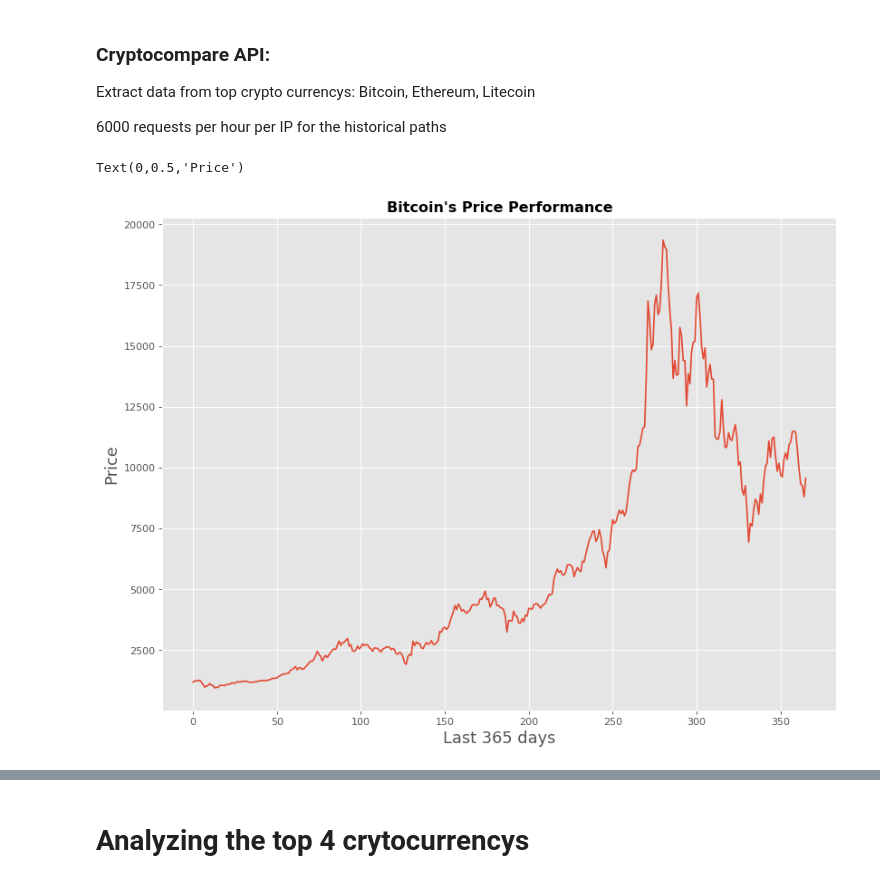
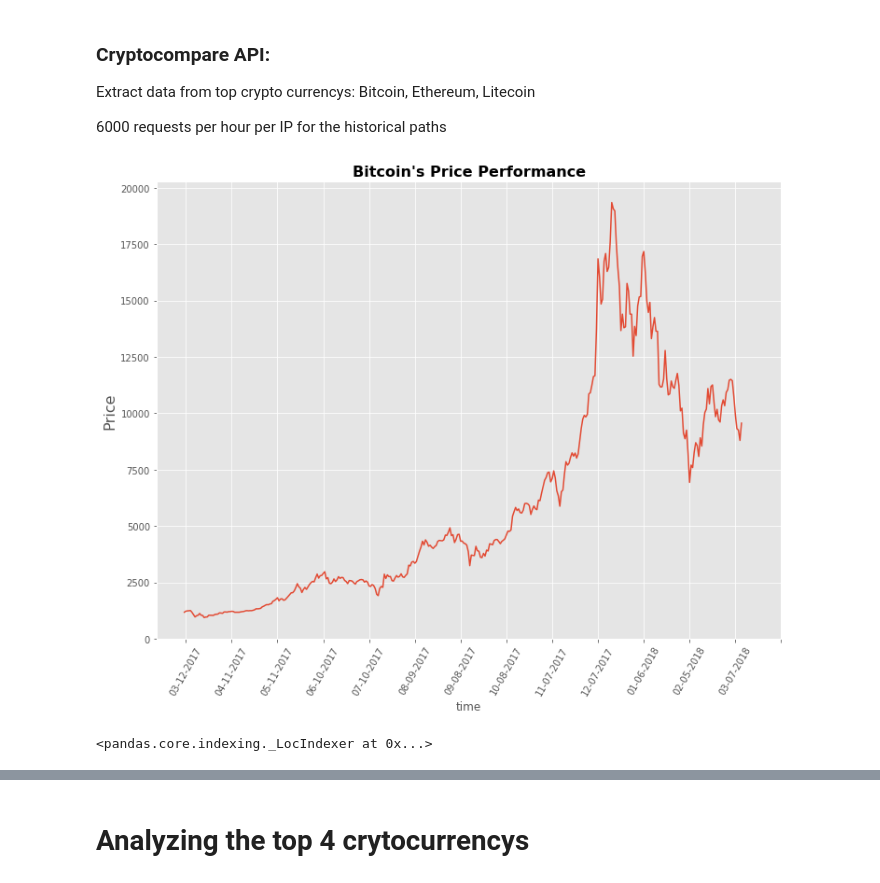
Before and after one commit to rickalarcon/Final_Project_Cryptocrruncy_Analysis, a Jupyter notebook: Final_Project_Crytocurrency.ipynb, the cells around one changed output, grey strips where cells are left out. Cells and saved outputs as stored; diff of their text form; code cells hidden in the pictures.

Commit message:
Adding exploratory data analysis and statistical analysis

```diff
--- a/Final_Project_Crytocurrency.ipynb
+++ b/Final_Project_Crytocurrency.ipynb
@@ -21,18 +21,30 @@ requests_cache.install_cache('crypto_cache')
 # %%
 bitcoin_365days= """https://min-api.cryptocompare.com/data/histoday?fsym=BTC&tsym=USD&limit=365"""
 bitcoin_365days= requests.get(bitcoin_365days)
 bitcoin_365days= bitcoin_365days.json()
 bitcoin_365days=bitcoin_365days['Data']
 df_bitcoin365days=pd.DataFrame(bitcoin_365days)
-df_close_bitcoin= pd.DataFrame(df_bitcoin365days['close'])
-plt.figure(figsize=(12,9),dpi=80)
-plt.plot(df_close_bitcoin)
-plt.title("Bitcoin's Price Performance",fontweight='bold')
-plt.xlabel("Last 365 days",size=16)
+#modify unix time and set time as index
+df_bitcoin365days['time'] = pd.to_datetime(df_bitcoin365days['time'],unit='s')
+df_bitcoin365days['time']= df_bitcoin365days['time'].dt.strftime('%m-%d-%Y')
+df_bitcoin365days['time']= pd.DataFrame(df_bitcoin365days['time'])
+df_bitcoin365days.head()
+df_bitcoin365days.set_index('time', inplace=True)
+#getting just few dates for the x-axis
+sequence= range(1,400,30)
+df_bitcoin365days['close'].plot(xticks= sequence,rot=60, figsize=(12,9))
+plt.title("Bitcoin's Price Performance",fontweight='bold',size=16)
 plt.ylabel("Price",size=16 )
+plt.show()
 # %% [output]
-Text(0,0.5,'Price')
-[figure, old version]
+[figure, new version]
+# %%
+#PRice Performance
+df_close_bitcoin.min()
+df_close_bitcoin.max()
+df_close_bitcoin.loc
+# %% [output]
+<pandas.core.indexing._LocIndexer at 0x...>
 # %%
 Ethereum_365days= """https://min-api.cryptocompare.com/data/histoday?fsym=ETH&tsym=USD&limit=365"""
 Ethereum_365days= requests.get(Ethereum_365days)
```
Also changed, not shown: parts of 40 cells of this notebook.
